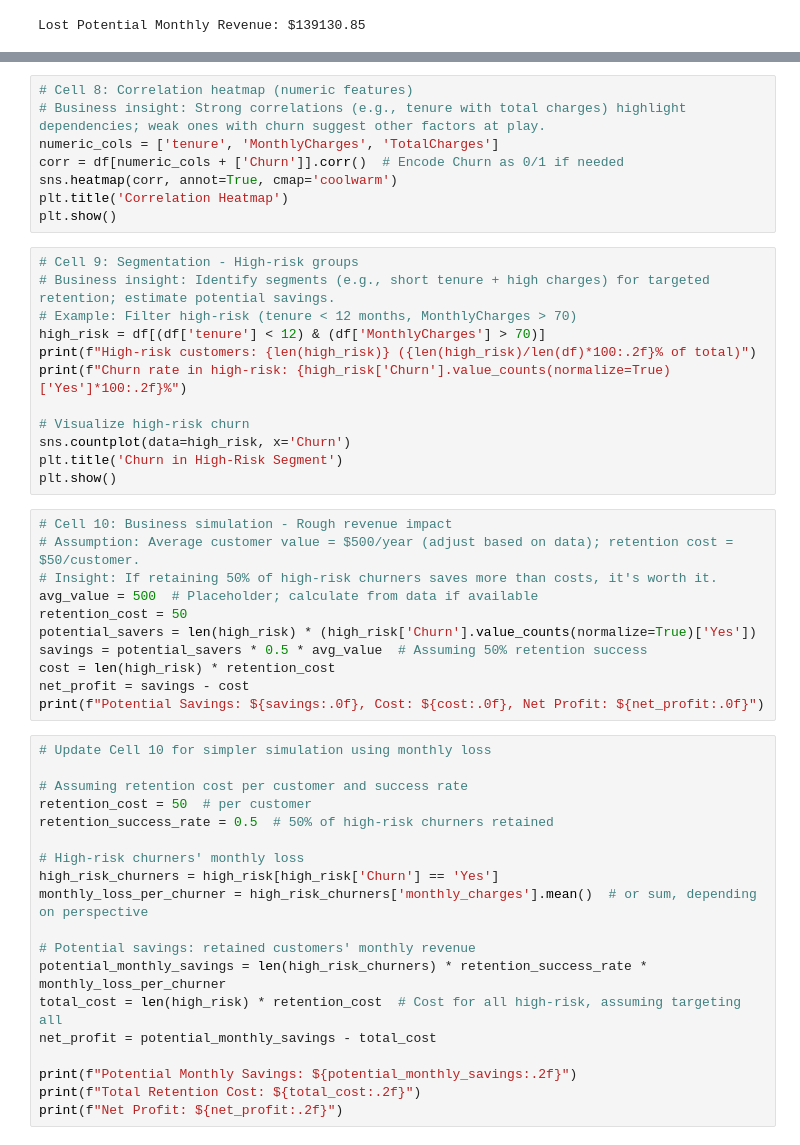
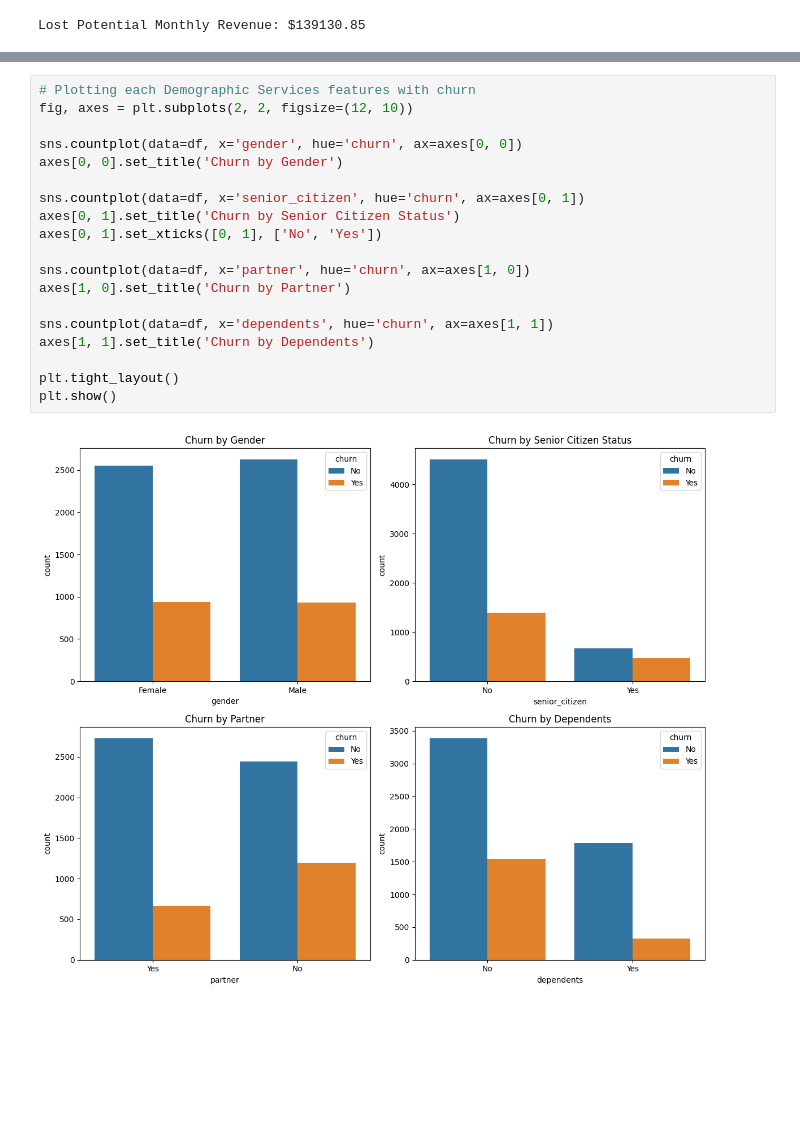
Before and after one commit to NurulAldi/customer-churn-analysis, a Jupyter notebook: notebooks/eda.ipynb, the cells around one changed output, grey strips where cells are left out. Cells and saved outputs as stored; diff of their text form; blank space fills up the shorter version.

Commit message:
business-oriented EDA done

```diff
--- a/notebooks/eda.ipynb
+++ b/notebooks/eda.ipynb
@@ -716,50 +64,21 @@ plt.show()
-# %%
-# Cell 8: Correlation heatmap (numeric features)
-# Business insight: Strong correlations (e.g., tenure with total charges) highlight dependencies; weak ones with churn suggest other factors at play.
-numeric_cols = ['tenure', 'MonthlyCharges', 'TotalCharges']
-corr = df[numeric_cols + ['Churn']].corr()  # Encode Churn as 0/1 if needed
-sns.heatmap(corr, annot=True, cmap='coolwarm')
-plt.title('Correlation Heatmap')
-plt.show()
-# %%
-# Cell 9: Segmentation - High-risk groups
-# Business insight: Identify segments (e.g., short tenure + high charges) for targeted retention; estimate potential savings.
-# Example: Filter high-risk (tenure < 12 months, MonthlyCharges > 70)
-high_risk = df[(df['tenure'] < 12) & (df['MonthlyCharges'] > 70)]
-print(f"High-risk customers: {len(high_risk)} ({len(high_risk)/len(df)*100:.2f}% of total)")
-print(f"Churn rate in high-risk: {high_risk['Churn'].value_counts(normalize=True)['Yes']*100:.2f}%")
-
-# Visualize high-risk churn
-sns.countplot(data=high_risk, x='Churn')
-plt.title('Churn in High-Risk Segment')
-plt.show()
-# %%
-# Cell 10: Business simulation - Rough revenue impact
-# Assumption: Average customer value = $500/year (adjust based on data); retention cost = $50/customer.
-# Insight: If retaining 50% of high-risk churners saves more than costs, it's worth it.
-avg_value = 500  # Placeholder; calculate from data if available
-retention_cost = 50
-potential_savers = len(high_risk) * (high_risk['Churn'].value_counts(normalize=True)['Yes'])
-savings = potential_savers * 0.5 * avg_value  # Assuming 50% retention success
-cost = len(high_risk) * retention_cost
-net_profit = savings - cost
-print(f"Potential Savings: ${savings:.0f}, Cost: ${cost:.0f}, Net Profit: ${net_profit:.0f}")
-# %%
-# Update Cell 10 for simpler simulation using monthly loss
-
-# Assuming retention cost per customer and success rate
-retention_cost = 50  # per customer
-retention_success_rate = 0.5  # 50% of high-risk churners retained
-
-# High-risk churners' monthly loss
-high_risk_churners = high_risk[high_risk['Churn'] == 'Yes']
-monthly_loss_per_churner = high_risk_churners['monthly_charges'].mean()  # or sum, depending on perspective
-
-# Potential savings: retained customers' monthly revenue
-potential_monthly_savings = len(high_risk_churners) * retention_success_rate * monthly_loss_per_churner
-total_cost = len(high_risk) * retention_cost  # Cost for all high-risk, assuming targeting all
-net_profit = potential_monthly_savings - total_cost
-
-print(f"Potential Monthly Savings: ${potential_monthly_savings:.2f}")
-print(f"Total Retention Cost: ${total_cost:.2f}")
-print(f"Net Profit: ${net_profit:.2f}")
+# %%
+# Plotting each Demographic Services features with churn
+fig, axes = plt.subplots(2, 2, figsize=(12, 10))
+
+sns.countplot(data=df, x='gender', hue='churn', ax=axes[0, 0])
+axes[0, 0].set_title('Churn by Gender')
+
+sns.countplot(data=df, x='senior_citizen', hue='churn', ax=axes[0, 1])
+axes[0, 1].set_title('Churn by Senior Citizen Status')
+axes[0, 1].set_xticks([0, 1], ['No', 'Yes'])
+
+sns.countplot(data=df, x='partner', hue='churn', ax=axes[1, 0])
+axes[1, 0].set_title('Churn by Partner')
+
+sns.countplot(data=df, x='dependents', hue='churn', ax=axes[1, 1])
+axes[1, 1].set_title('Churn by Dependents')
+
+plt.tight_layout()
+plt.show()
+# %% [output]
+[figure, added]
```
Also changed, not shown: parts of 70 cells of this notebook, 2 other files.
